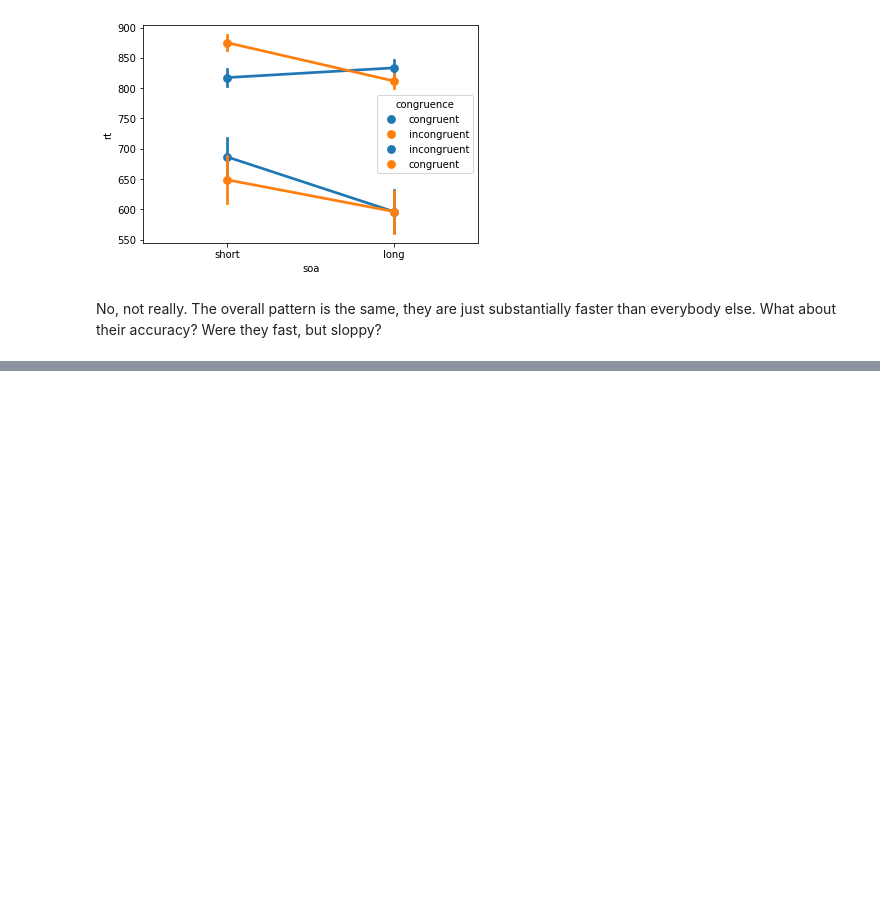
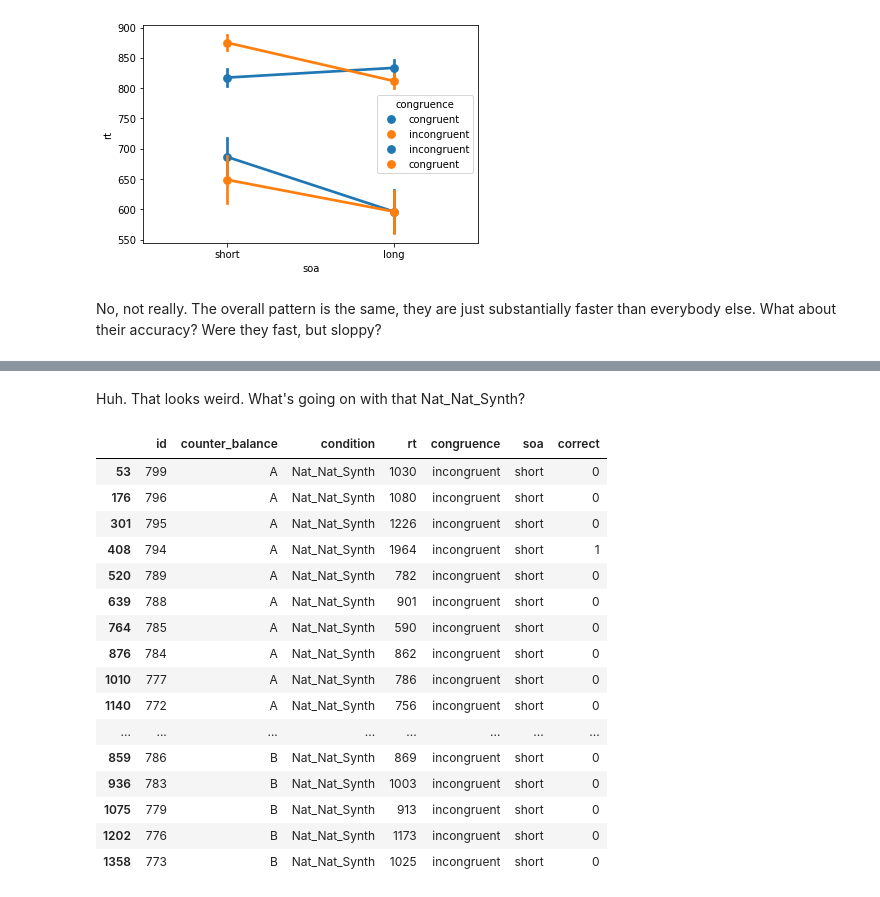
Before and after one commit to ethanweed/ExPsyLing, a Jupyter notebook: 2022/Notebooks/Labs_notebooks/Lab_10_Experiment_2.ipynb, the cells around one changed output, grey strips where cells are left out. Cells and saved outputs as stored; diff of their text form; code cells hidden in the pictures; blank space fills up the shorter version.

```diff
--- a/2022/Notebooks/Labs_notebooks/Lab_10_Experiment_2.ipynb
+++ b/2022/Notebooks/Labs_notebooks/Lab_10_Experiment_2.ipynb
@@ -112,0 +132,23 @@ No, not really. The overall pattern is the same, they are just substantially fas
+# %% [markdown]
+Huh. That looks weird. What's going on with that Nat_Nat_Synth?
+# %%
+natnatsynth = df[df['condition'] == 'Nat_Nat_Synth']
+natnatsynth
+# %% [output]
+|  | id | counter_balance | condition | rt | congruence | soa | correct |
+| 53 | 799 | A | Nat_Nat_Synth | 1030 | incongruent | short | 0 |
+| 176 | 796 | A | Nat_Nat_Synth | 1080 | incongruent | short | 0 |
+| 301 | 795 | A | Nat_Nat_Synth | 1226 | incongruent | short | 0 |
+| 408 | 794 | A | Nat_Nat_Synth | 1964 | incongruent | short | 1 |
+| 520 | 789 | A | Nat_Nat_Synth | 782 | incongruent | short | 0 |
+| 639 | 788 | A | Nat_Nat_Synth | 901 | incongruent | short | 0 |
+| 764 | 785 | A | Nat_Nat_Synth | 590 | incongruent | short | 0 |
+| 876 | 784 | A | Nat_Nat_Synth | 862 | incongruent | short | 0 |
+| 1010 | 777 | A | Nat_Nat_Synth | 786 | incongruent | short | 0 |
+| 1140 | 772 | A | Nat_Nat_Synth | 756 | incongruent | short | 0 |
+| ... | ... | ... | ... | ... | ... | ... | ... |
+| 859 | 786 | B | Nat_Nat_Synth | 869 | incongruent | short | 0 |
+| 936 | 783 | B | Nat_Nat_Synth | 1003 | incongruent | short | 0 |
+| 1075 | 779 | B | Nat_Nat_Synth | 913 | incongruent | short | 0 |
+| 1202 | 776 | B | Nat_Nat_Synth | 1173 | incongruent | short | 0 |
+| 1358 | 773 | B | Nat_Nat_Synth | 1025 | incongruent | short | 0 |
```
Also changed, not shown: parts of 13 cells of this notebook.
